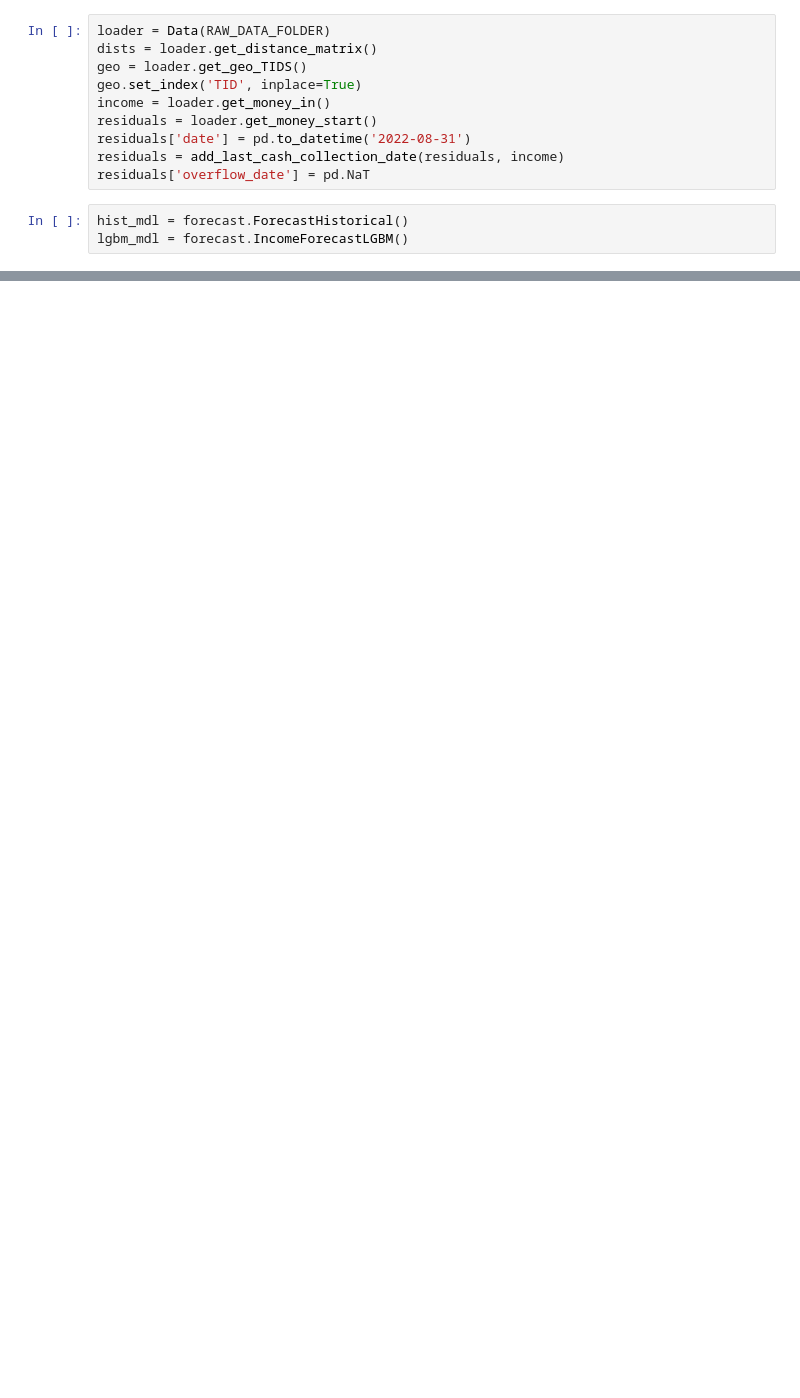
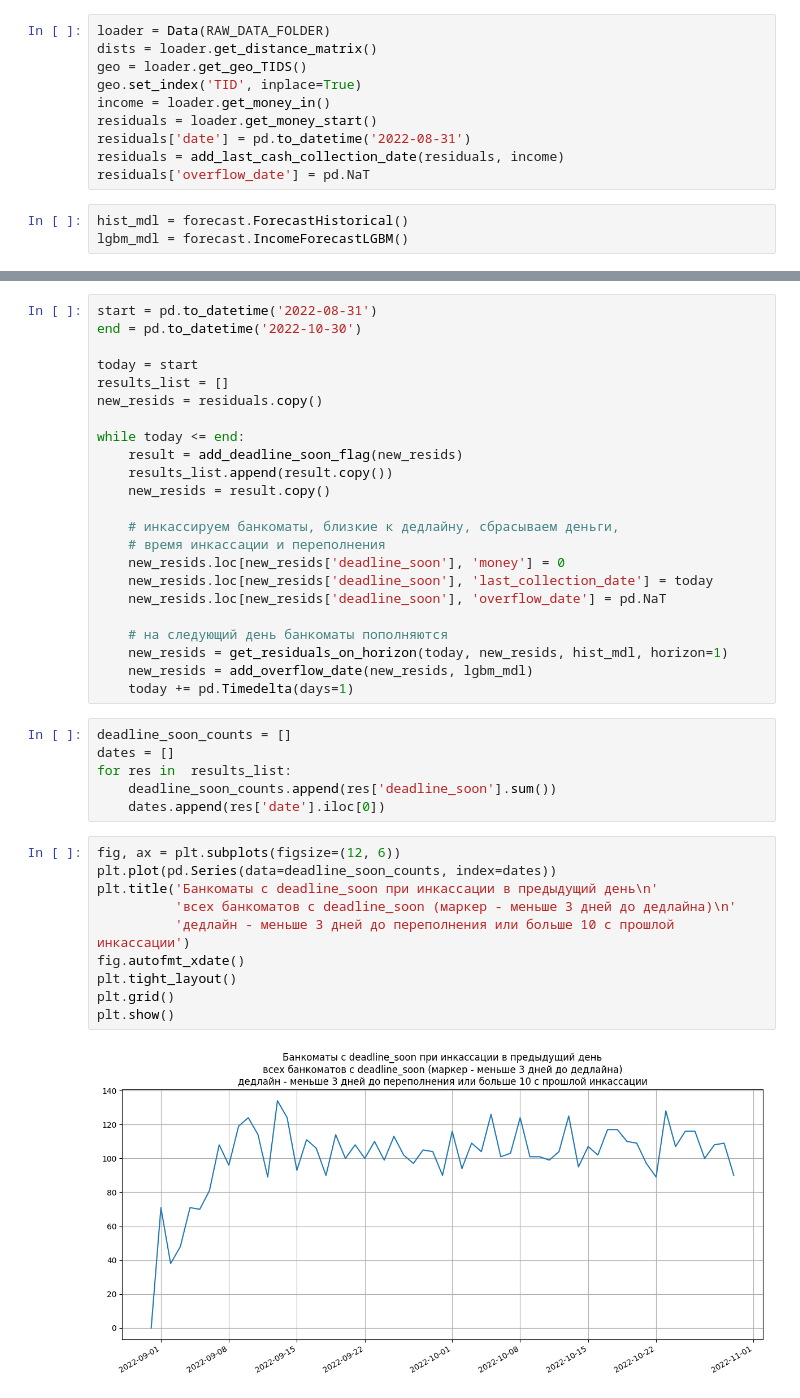
Before and after one commit to SerSmith/bank_schedule, a Jupyter notebook: notebooks/overload_researches.ipynb, the cells around one changed output, grey strips where cells are left out. Drawn from its saved outputs; the diff is of its cells as text; blank space fills up the shorter version.

```diff
--- a/notebooks/overload_researches.ipynb
+++ b/notebooks/overload_researches.ipynb
@@ -150,0 +192,41 @@ get_overflow_date(residuals, lgbm_mdl)
+# %%
+start = pd.to_datetime('2022-08-31')
+end = pd.to_datetime('2022-10-30')
+
+today = start
+results_list = []
+new_resids = residuals.copy()
+
+while today <= end:
+    result = add_deadline_soon_flag(new_resids)
+    results_list.append(result.copy())
+    new_resids = result.copy()
+
+    # инкассируем банкоматы, близкие к дедлайну, сбрасываем деньги,
+    # время инкассации и переполнения
+    new_resids.loc[new_resids['deadline_soon'], 'money'] = 0
+    new_resids.loc[new_resids['deadline_soon'], 'last_collection_date'] = today
+    new_resids.loc[new_resids['deadline_soon'], 'overflow_date'] = pd.NaT
+
+    # на следующий день банкоматы пополняются
+    new_resids = get_residuals_on_horizon(today, new_resids, hist_mdl, horizon=1)
+    new_resids = add_overflow_date(new_resids, lgbm_mdl)
+    today += pd.Timedelta(days=1)
+# %%
+deadline_soon_counts = []
+dates = []
+for res in  results_list:
+    deadline_soon_counts.append(res['deadline_soon'].sum())
+    dates.append(res['date'].iloc[0])
+# %%
+fig, ax = plt.subplots(figsize=(12, 6))
+plt.plot(pd.Series(data=deadline_soon_counts, index=dates))
+plt.title('Банкоматы с deadline_soon при инкассации в предыдущий день\n'
+          'всех банкоматов с deadline_soon (маркер - меньше 3 дней до дедлайна)\n'
+          'дедлайн - меньше 3 дней до переполнения или больше 10 с прошлой инкассации')
+fig.autofmt_xdate()
+plt.tight_layout()
+plt.grid()
+plt.show()
+# %% [output]
+[figure, added]
```
Also changed, not shown: parts of 7 cells of this notebook.
